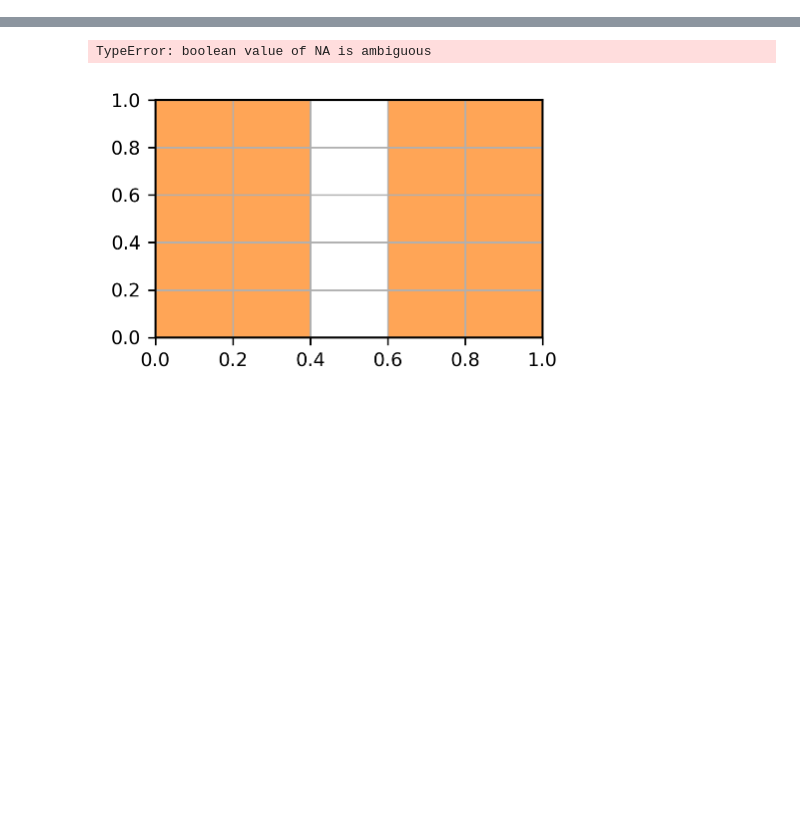
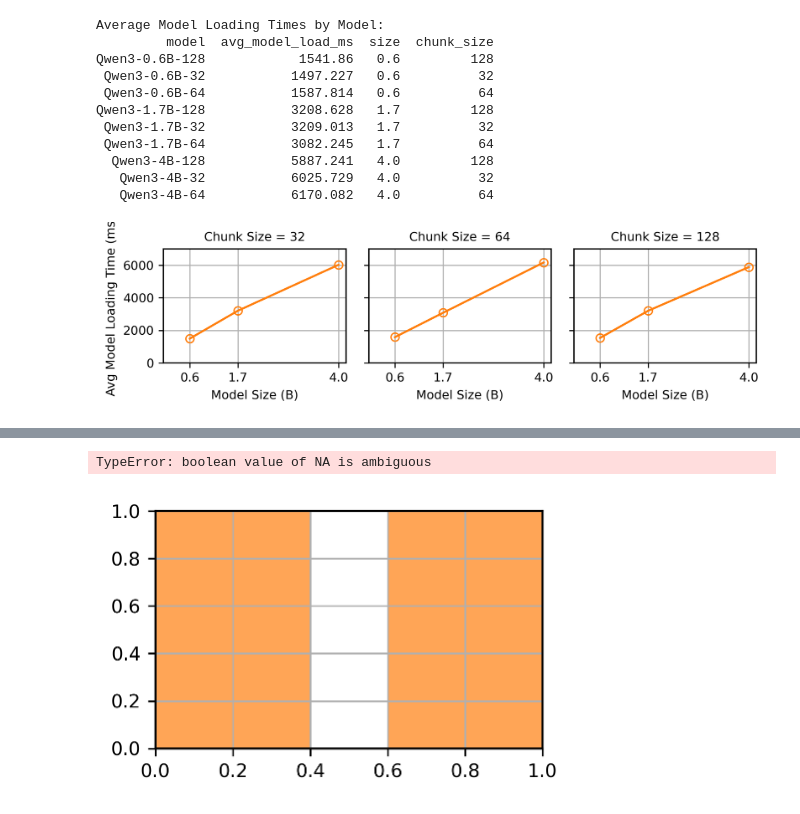
Before and after one commit to HXLLL/mllm, a Jupyter notebook: experiments/different_models.ipynb, the cells around one changed output, grey strips where cells are left out. Cells and saved outputs as stored; diff of their text form; code cells hidden in the pictures; blank space fills up the shorter version.

```diff
--- a/experiments/different_models.ipynb
+++ b/experiments/different_models.ipynb
@@ -108,3 +157,47 @@ Qwen3-1.7B-32               11.243522
+# %%
+# Calculate average model loading time per model
+model_load_avg = model_load_all.groupby('model')['duration_ms'].mean().reset_index()
+model_load_avg.columns = ['model', 'avg_model_load_ms']
+
+# Parse model names to extract size and chunk size
+model_load_avg['size'] = model_load_avg['model'].str.extract(r'Qwen3-(\d+\.?\d*)B')[0].astype(float)
+model_load_avg['chunk_size'] = model_load_avg['model'].str.extract(r'-(\d+)$')[0].astype(int)
+
+print("Average Model Loading Times by Model:")
+print(model_load_avg.to_string(index=False))
+
+# Create subplots - one for each chunk size
+fig, axes = plt.subplots(1, len(css), figsize=(full_width, default_height), sharey=True)
+
+for i, cs in enumerate(css):
+    ax = axes[i]
+    data = model_load_avg[model_load_avg['chunk_size'] == int(cs)].sort_values('size')
+
+    ax.plot(data['size'], data['avg_model_load_ms'],
+            marker='o', linestyle='-', linewidth=1.5, markersize=6, color='C1')
+    ax.set_xlabel('Model Size (B)')
+    ax.set_ylabel('Avg Model Loading Time (ms)' if i == 0 else '')
+    ax.set_title(f'Chunk Size = {cs}')
+    ax.set_xticks(data['size'])
+    ax.set_xticklabels([f'{s:.1f}' for s in data['size']])
+    ax.set_ylim(0, 7000)
+    ax.set_xlim(0, None)
+
+plt.tight_layout()
+plt.show()
+# %% [output]
+Average Model Loading Times by Model:
+         model  avg_model_load_ms  size  chunk_size
+Qwen3-0.6B-128            1541.86   0.6         128
+ Qwen3-0.6B-32           1497.227   0.6          32
+ Qwen3-0.6B-64           1587.814   0.6          64
+Qwen3-1.7B-128           3208.628   1.7         128
+ Qwen3-1.7B-32           3209.013   1.7          32
+ Qwen3-1.7B-64           3082.245   1.7          64
+  Qwen3-4B-128           5887.241   4.0         128
+   Qwen3-4B-32           6025.729   4.0          32
+   Qwen3-4B-64           6170.082   4.0          64
+[figure, added]
 # %%
 # Compare checkpoint times
 fig, ax = plt.subplots(figsize=(6, 4))
```
Also changed, not shown: parts of 7 cells of this notebook, 2 other files.
